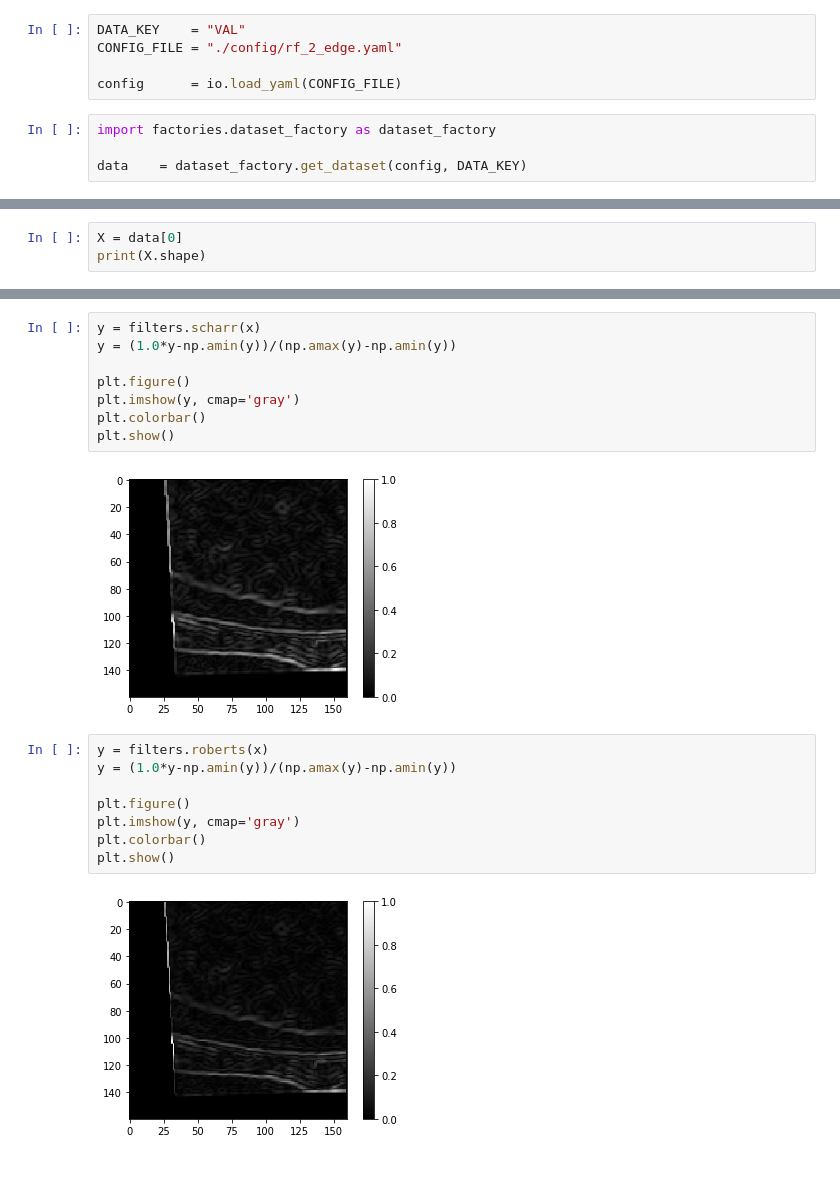
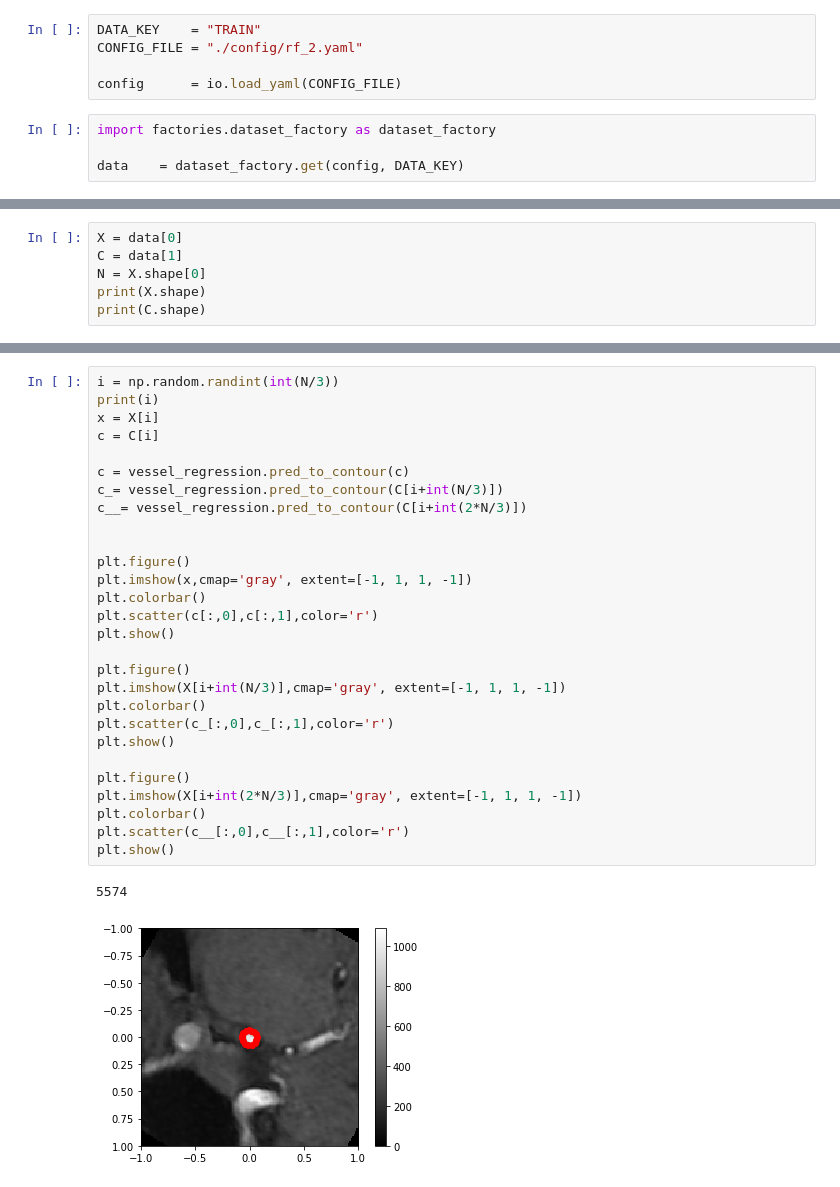
Before and after one commit to noahfields1/seg_regression, a Jupyter notebook: plot.ipynb, the cells around one changed output, grey strips where cells are left out. Cells and saved outputs as stored; diff of their text form.

```diff
--- a/plot.ipynb
+++ b/plot.ipynb
@@ -4,12 +5,12 @@ import numpy as np
 import skimage.filters as filters
 import matplotlib.pyplot as plt
 # %%
-DATA_KEY    = "VAL"
-CONFIG_FILE = "./config/rf_2_edge.yaml"
+DATA_KEY    = "TRAIN"
+CONFIG_FILE = "./config/rf_2.yaml"
 
 config      = io.load_yaml(CONFIG_FILE)
 # %%
 import factories.dataset_factory as dataset_factory
 
-data    = dataset_factory.get_dataset(config, DATA_KEY)
+data    = dataset_factory.get(config, DATA_KEY)
 # %% [output]
@@ -17,4 +19,7 @@ calculating edges
 # %%
 X = data[0]
+C = data[1]
+N = X.shape[0]
 print(X.shape)
+print(C.shape)
 # %% [output]
@@ -43,20 +28,31 @@ plt.show()
-# %%
-y = filters.scharr(x)
-y = (1.0*y-np.amin(y))/(np.amax(y)-np.amin(y))
-
-plt.figure()
-plt.imshow(y, cmap='gray')
-plt.colorbar()
-plt.show()
-# %% [output]
-[figure, removed]
-# %%
-y = filters.roberts(x)
-y = (1.0*y-np.amin(y))/(np.amax(y)-np.amin(y))
-
-plt.figure()
-plt.imshow(y, cmap='gray')
-plt.colorbar()
-plt.show()
-# %% [output]
-[figure, removed]
+# %%
+i = np.random.randint(int(N/3))
+print(i)
+x = X[i]
+c = C[i]
+
+c = vessel_regression.pred_to_contour(c)
+c_= vessel_regression.pred_to_contour(C[i+int(N/3)])
+c__= vessel_regression.pred_to_contour(C[i+int(2*N/3)])
+
+
+plt.figure()
+plt.imshow(x,cmap='gray', extent=[-1, 1, 1, -1])
+plt.colorbar()
+plt.scatter(c[:,0],c[:,1],color='r')
+plt.show()
+
+plt.figure()
+plt.imshow(X[i+int(N/3)],cmap='gray', extent=[-1, 1, 1, -1])
+plt.colorbar()
+plt.scatter(c_[:,0],c_[:,1],color='r')
+plt.show()
+
+plt.figure()
+plt.imshow(X[i+int(2*N/3)],cmap='gray', extent=[-1, 1, 1, -1])
+plt.colorbar()
+plt.scatter(c__[:,0],c__[:,1],color='r')
+plt.show()
+# %% [output]
+5574
+[figure, added]
```
Also changed, not shown: parts of 6 cells of this notebook, 4 other files.
